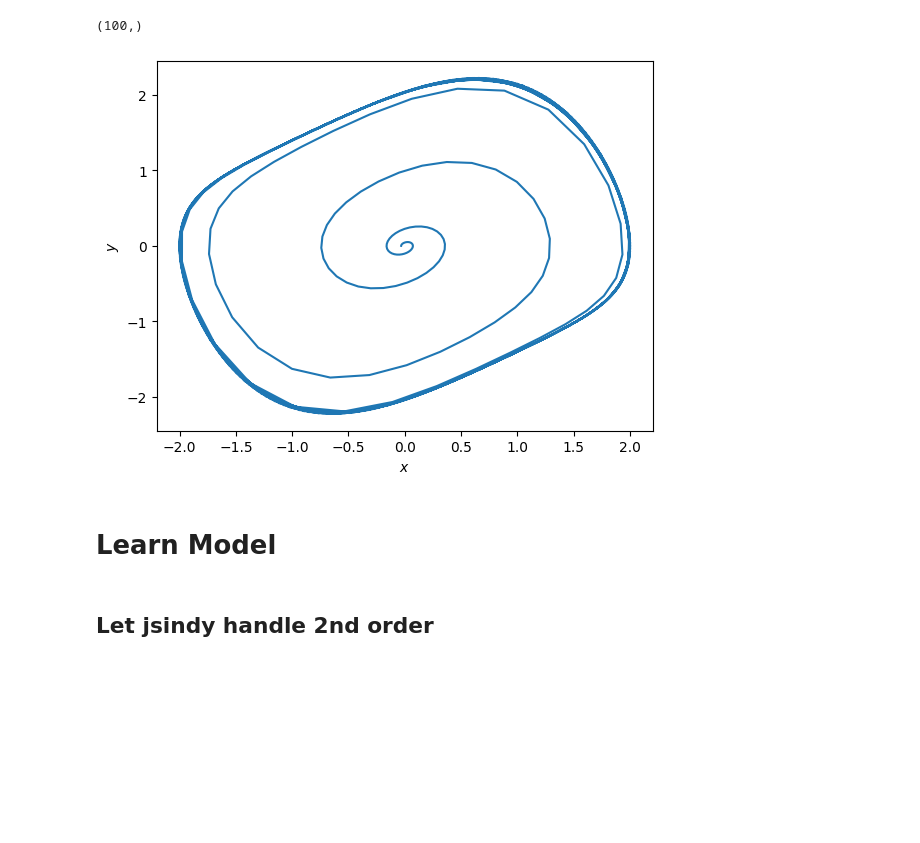
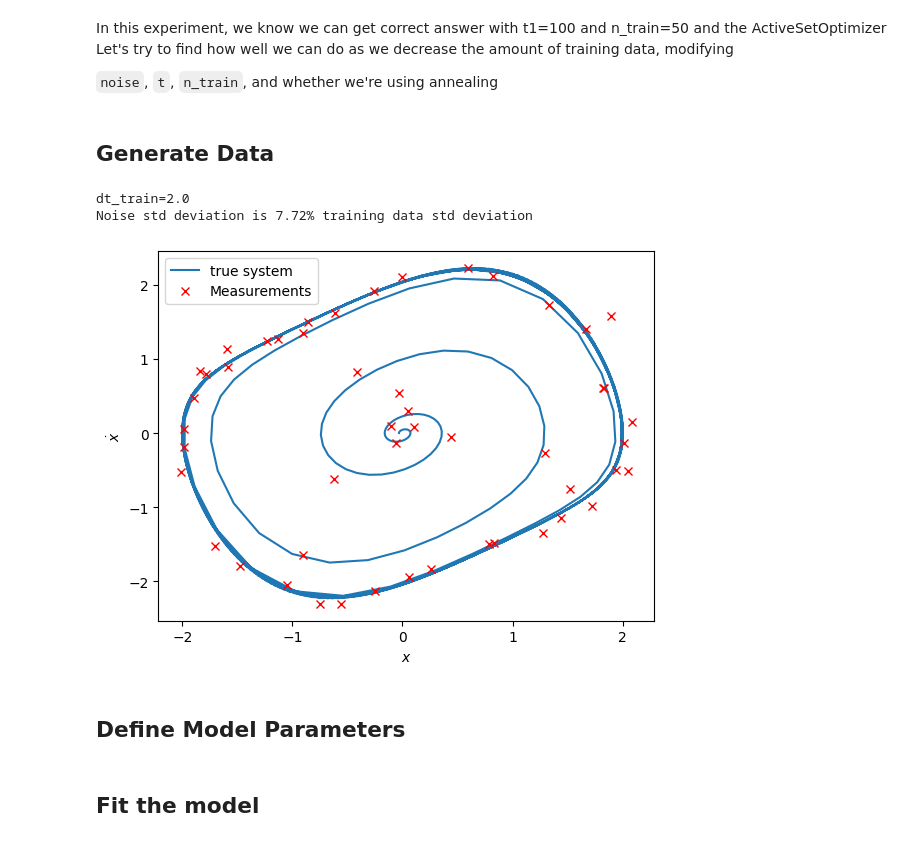
Before and after one commit to AHsu98/jsindy, a Jupyter notebook: notebooks/jake/vdp.ipynb, the cells around one changed output. Drawn from its saved outputs; the diff is of its cells as text; code cells hidden in the pictures; blank space fills up the shorter version.

```diff
--- a/notebooks/jake/vdp.ipynb
+++ b/notebooks/jake/vdp.ipynb
@@ -30,24 +15,46 @@ expdata = GenExAdapter(
-# %%
-x_true = expdata.x_true
-t_true = expdata.t_true
-
-t_train = expdata.t_train
-x_train = expdata.x_train
-t_train.shape
-(100,)
-# %% [output]
-(100,)
-# %%
-plt.plot(x_true[:,0], x_true[:,1])
-plt.xlabel(r"$x$")
-plt.ylabel(r"$y$")
-plt.show()
-# %% [output]
-[figure, removed]
+# %% [markdown]
+In this experiment, we know we can get correct answer with t1=100 and n_train=50 and the ActiveSetOptimizer
+Let's try to find how well we can do as we decrease the amount of training data, modifying
+
+`noise`, `t`, `n_train`, and whether we're using annealing
+# %%
+noise = 0.1
+t1 = 100
+n_train = 50
+annealing = False
+# %% [markdown]
+## Generate Data
+# %%
+expdata = GenExAdapter(
+    system="vdp",
+    t0=0.,
+    ic_std=0.02,
+    t1=t1,
+    noise=noise,
+    n_train=n_train,
+    n_colloc=500,
+    seed=1234
+)
+x_true = expdata.x_true
+t_true = expdata.t_true
+
+t_train = expdata.t_train
+x_train = expdata.x_train
+t_train.shape
+print(f"dt_train={t1/n_train}")
+print(f"Noise std deviation is {100 * noise / np.std(x_true):.2f}% training data std deviation")
+plt.plot(x_true[:,0], x_true[:,1], label="true system")
+plt.xlabel(r"$x$")
+plt.ylabel(r"$\dot x$")
+plt.plot(x_train[:,0], x_train[:,1], "rx", label="Measurements")
+plt.legend()
+None
+# %% [output]
+dt_train=2.0
+Noise std deviation is 7.72% training data std deviation
+[figure, added]
 # %% [markdown]
-# Learn Model
+## Define Model Parameters
-# %% [markdown]
-## Let jsindy handle 2nd order
 # %%
 kernel = (
     ConstantKernel(variance = 5.)
@@ -88,5 +103,7 @@ model = JSINDyModel(
     ode_order=2,
     feature_names=['x']
 )
+# %% [markdown]
+## Fit the model
 # %%
 model.fit(expdata.t_train, expdata.x_train[:, :1], expdata.t_colloc)
```
Also changed, not shown: parts of 6 cells of this notebook, 1 other file.
